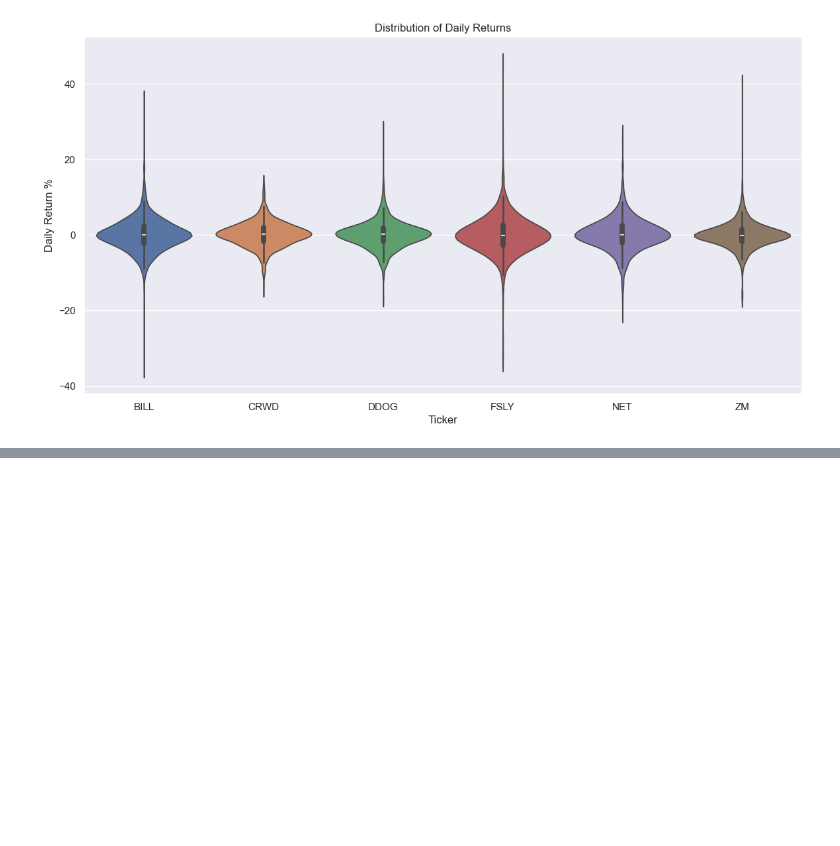
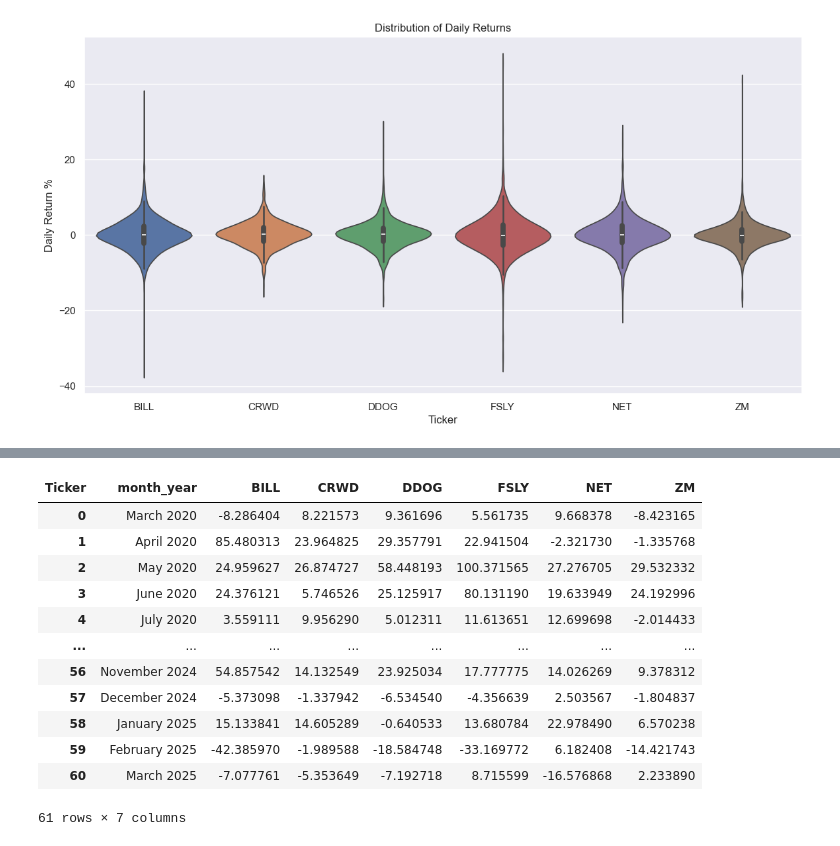
Before and after one commit to msicrow/SaaS-Stock-Prediction, a Jupyter notebook: EDA.ipynb, the cells around one changed output, grey strips where cells are left out. Cells and saved outputs as stored; diff of their text form; code cells hidden in the pictures; blank space fills up the shorter version.

```diff
--- a/EDA.ipynb
+++ b/EDA.ipynb
@@ -129,0 +153,16 @@ vol_df
+# %%
+month_perc_df
+# %% [output]
+| Ticker | month_year | BILL | CRWD | DDOG | FSLY | NET | ZM |
+| 0 | March 2020 | -8.286404 | 8.221573 | 9.361696 | 5.561735 | 9.668378 | -8.423165 |
+| 1 | April 2020 | 85.480313 | 23.964825 | 29.357791 | 22.941504 | -2.321730 | -1.335768 |
+| 2 | May 2020 | 24.959627 | 26.874727 | 58.448193 | 100.371565 | 27.276705 | 29.532332 |
+| 3 | June 2020 | 24.376121 | 5.746526 | 25.125917 | 80.131190 | 19.633949 | 24.192996 |
+| 4 | July 2020 | 3.559111 | 9.956290 | 5.012311 | 11.613651 | 12.699698 | -2.014433 |
+| ... | ... | ... | ... | ... | ... | ... | ... |
+| 56 | November 2024 | 54.857542 | 14.132549 | 23.925034 | 17.777775 | 14.026269 | 9.378312 |
+| 57 | December 2024 | -5.373098 | -1.337942 | -6.534540 | -4.356639 | 2.503567 | -1.804837 |
+| 58 | January 2025 | 15.133841 | 14.605289 | -0.640533 | 13.680784 | 22.978490 | 6.570238 |
+| 59 | February 2025 | -42.385970 | -1.989588 | -18.584748 | -33.169772 | 6.182408 | -14.421743 |
+| 60 | March 2025 | -7.077761 | -5.353649 | -7.192718 | 8.715599 | -16.576868 | 2.233890 |
+61 rows × 7 columns
```
Also changed, not shown: parts of 14 cells of this notebook.
